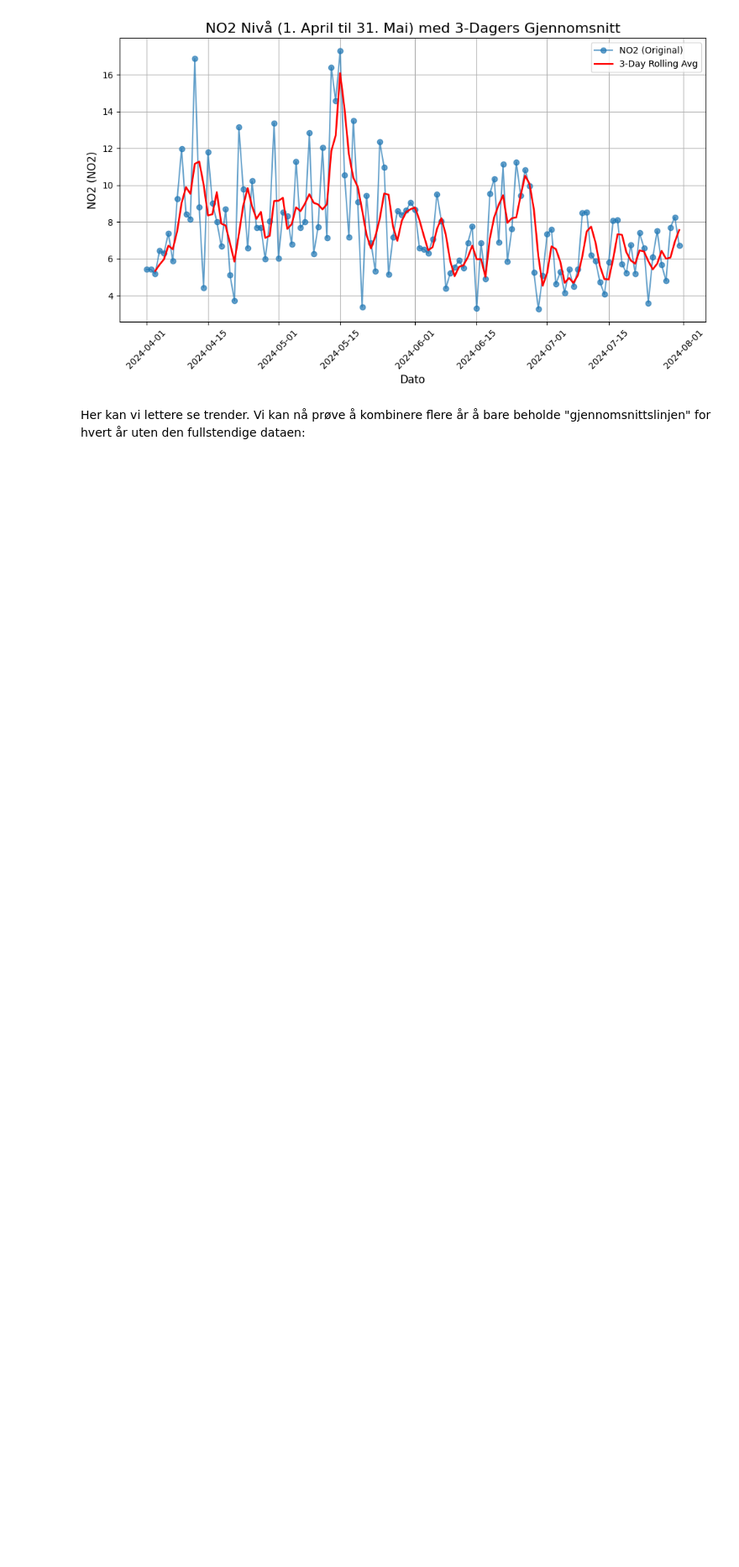
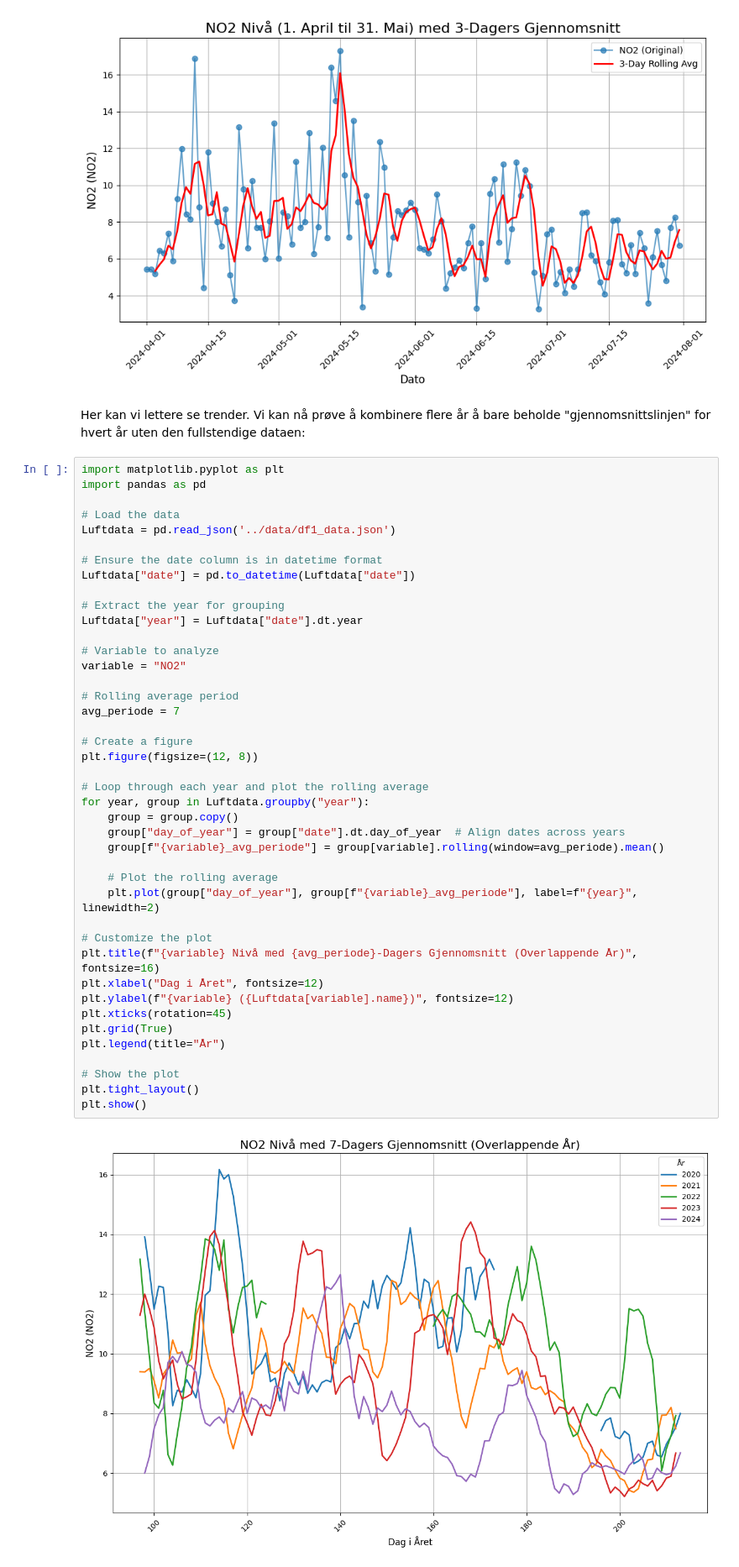
Before and after one commit to andre-hegre/Miljoeanalyse, a Jupyter notebook: proj_environment-main/notebooks/Hegre_branch.ipynb, the cells around one changed output. Shown: that part at 84% size. Drawn from its saved outputs; the diff is of its cells as text; blank space fills up the shorter version.

```diff
--- a/proj_environment-main/notebooks/Hegre_branch.ipynb
+++ b/proj_environment-main/notebooks/Hegre_branch.ipynb
@@ -99,3 +94,47 @@ plt.show()
 [figure]
 # %% [markdown]
 Her kan vi lettere se trender. Vi kan nå prøve å kombinere flere år å bare beholde "gjennomsnittslinjen" for hvert år uten den fullstendige dataen:
+# %%
+import matplotlib.pyplot as plt
+import pandas as pd
+
+# Load the data
+Luftdata = pd.read_json('../data/df1_data.json')
+
+# Ensure the date column is in datetime format
+Luftdata["date"] = pd.to_datetime(Luftdata["date"])
+
+# Extract the year for grouping
+Luftdata["year"] = Luftdata["date"].dt.year
+
+# Variable to analyze
+variable = "NO2"
+
+# Rolling average period
+avg_periode = 7
+
+# Create a figure
+plt.figure(figsize=(12, 8))
+
+# Loop through each year and plot the rolling average
+for year, group in Luftdata.groupby("year"):
+    group = group.copy()
+    group["day_of_year"] = group["date"].dt.day_of_year  # Align dates across years
+    group[f"{variable}_avg_periode"] = group[variable].rolling(window=avg_periode).mean()
+
+    # Plot the rolling average
+    plt.plot(group["day_of_year"], group[f"{variable}_avg_periode"], label=f"{year}", linewidth=2)
+
+# Customize the plot
+plt.title(f"{variable} Nivå med {avg_periode}-Dagers Gjennomsnitt (Overlappende År)", fontsize=16)
+plt.xlabel("Dag i Året", fontsize=12)
+plt.ylabel(f"{variable} ({Luftdata[variable].name})", fontsize=12)
+plt.xticks(rotation=45)
+plt.grid(True)
+plt.legend(title="År")
+
+# Show the plot
+plt.tight_layout()
+plt.show()
+# %% [output]
+[figure, added]
```
Also changed, not shown: parts of 2 cells of this notebook, 2 other files.
